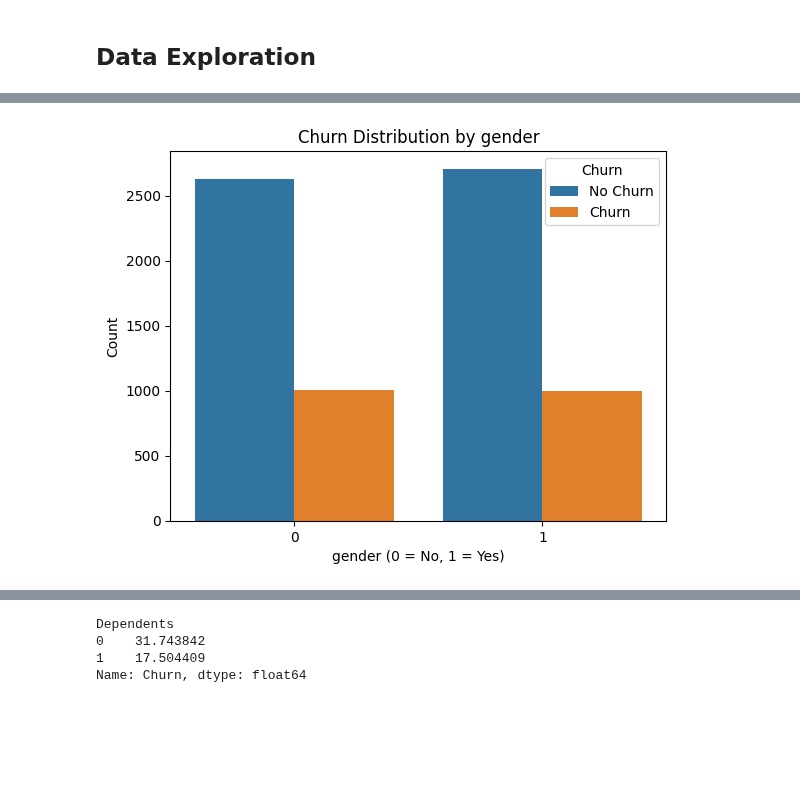
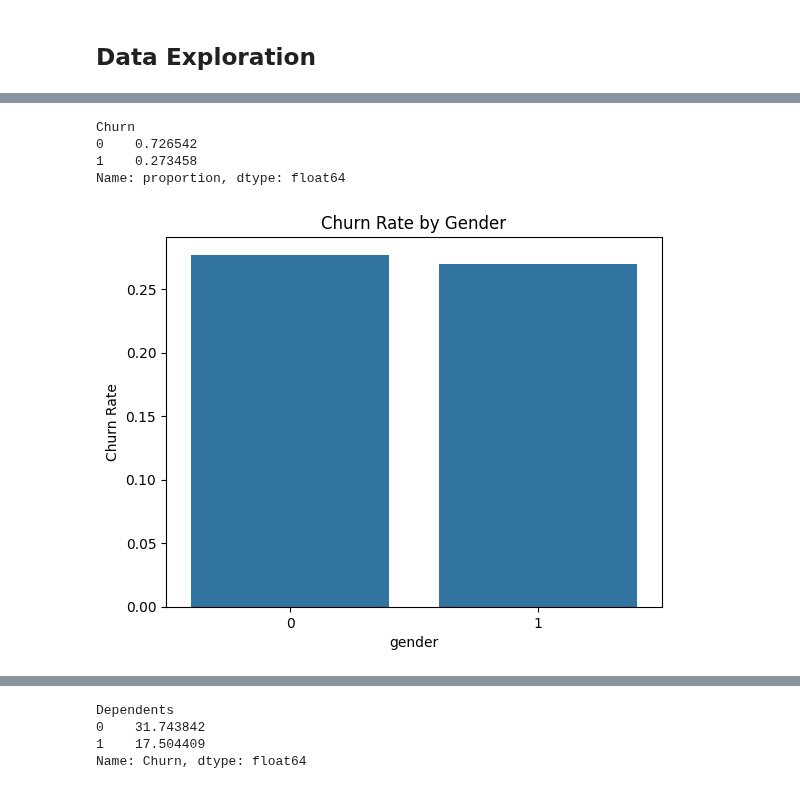
Before and after one commit to JaiswarYash/Customer-Churn-Prediction, a Jupyter notebook: notebook/02_Data_exploration.ipynb, the cells around one changed output, grey strips where cells are left out. Cells and saved outputs as stored; diff of their text form; code cells hidden in the pictures; blank space fills up the shorter version.

```diff
--- a/notebook/02_Data_exploration.ipynb
+++ b/notebook/02_Data_exploration.ipynb
@@ -27,12 +80,23 @@ df.head(10)
+# %%
+df['Churn'].value_counts(normalize=True)  # class imbalance check
+# %% [output]
+Churn
+0    0.726542
+1    0.273458
+Name: proportion, dtype: float64
 # %%
 # # 01. churn distribution by genrder
-sns.countplot(x='gender', hue='Churn', data=df)
-plt.title("Churn Distribution by gender")
-plt.xlabel("gender (0 = No, 1 = Yes)")
-plt.ylabel("Count")
-plt.legend(title="Churn", labels=["Male", "Female"])
+churn_rate = (
+    df.groupby('gender')['Churn']
+      .mean()
+      .reset_index()
+)
+
+sns.barplot(data=churn_rate, x='gender', y='Churn')
+plt.ylabel("Churn Rate")
+plt.title("Churn Rate by Gender")
 plt.show()
 # %% [output]
-[figure, old version]
+[figure, new version]
 # %% [markdown]
 ### insight
```
Also changed, not shown: parts of 23 cells of this notebook.
